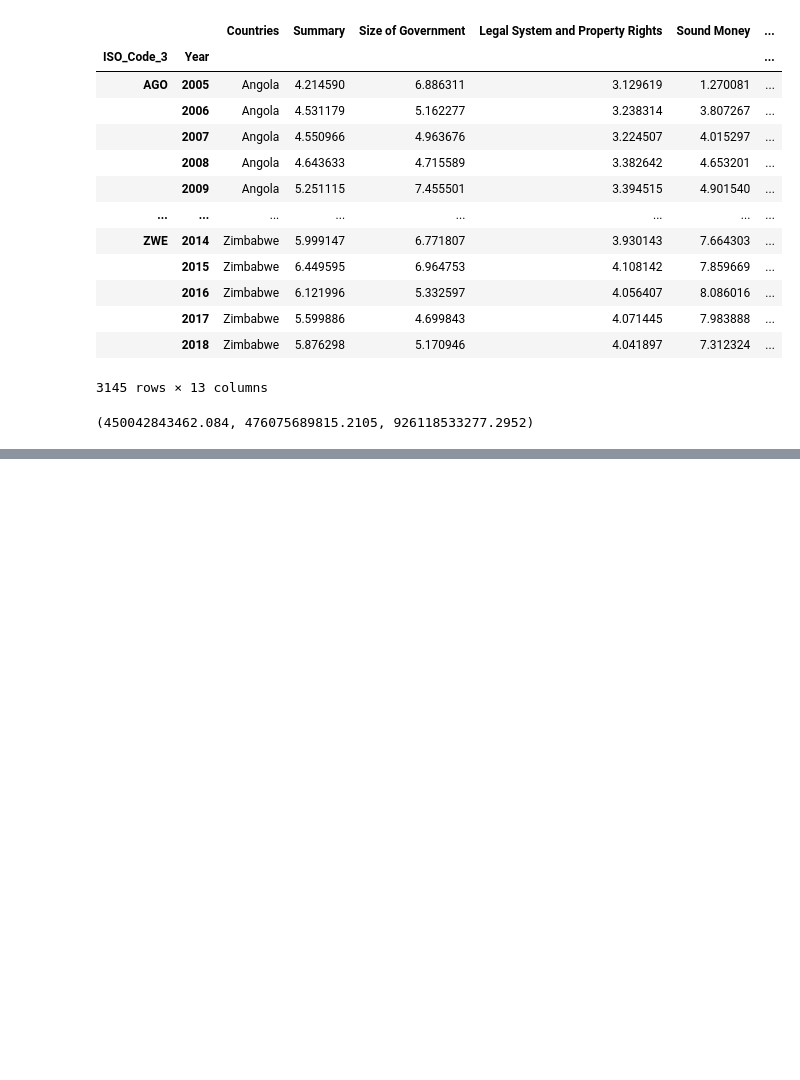
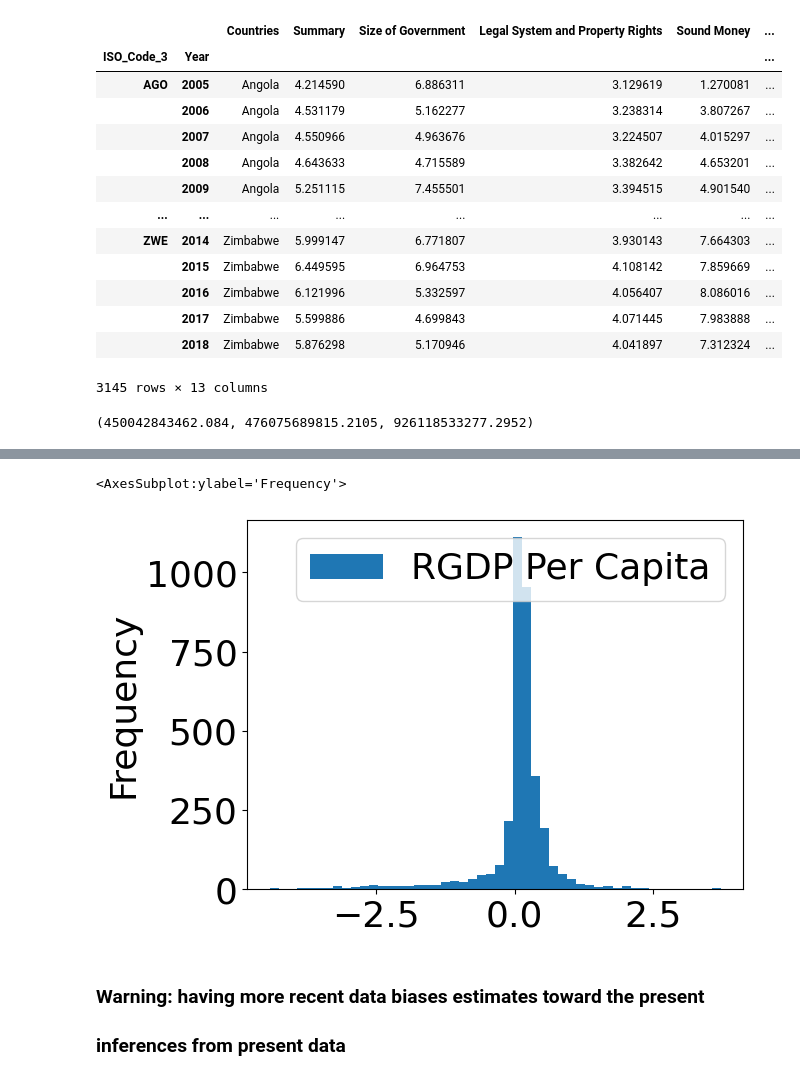
Before and after one commit to AdamPunton/AdamPuntonRepository, a Jupyter notebook: InClassProjects/Project 9 - Working with OLS.ipynb, the cells around one changed output, grey strips where cells are left out. Drawn from its saved outputs; the diff is of its cells as text; code cells hidden in the pictures; blank space fills up the shorter version.

```diff
--- a/InClassProjects/Project 9 - Working with OLS.ipynb
+++ b/InClassProjects/Project 9 - Working with OLS.ipynb
@@ -502,0 +656,8 @@ SSR, SSE, SST
+# %%
+np.log(data[y_var]).diff(5).plot.hist(bins = 50)
+# %% [output]
+<AxesSubplot:ylabel='Frequency'>
+[figure, added]
+# %% [markdown]
+### Warning: having more recent data biases estimates toward the present
+### inferences from present data
```
Also changed, not shown: parts of 34 cells of this notebook, 3 other files.
